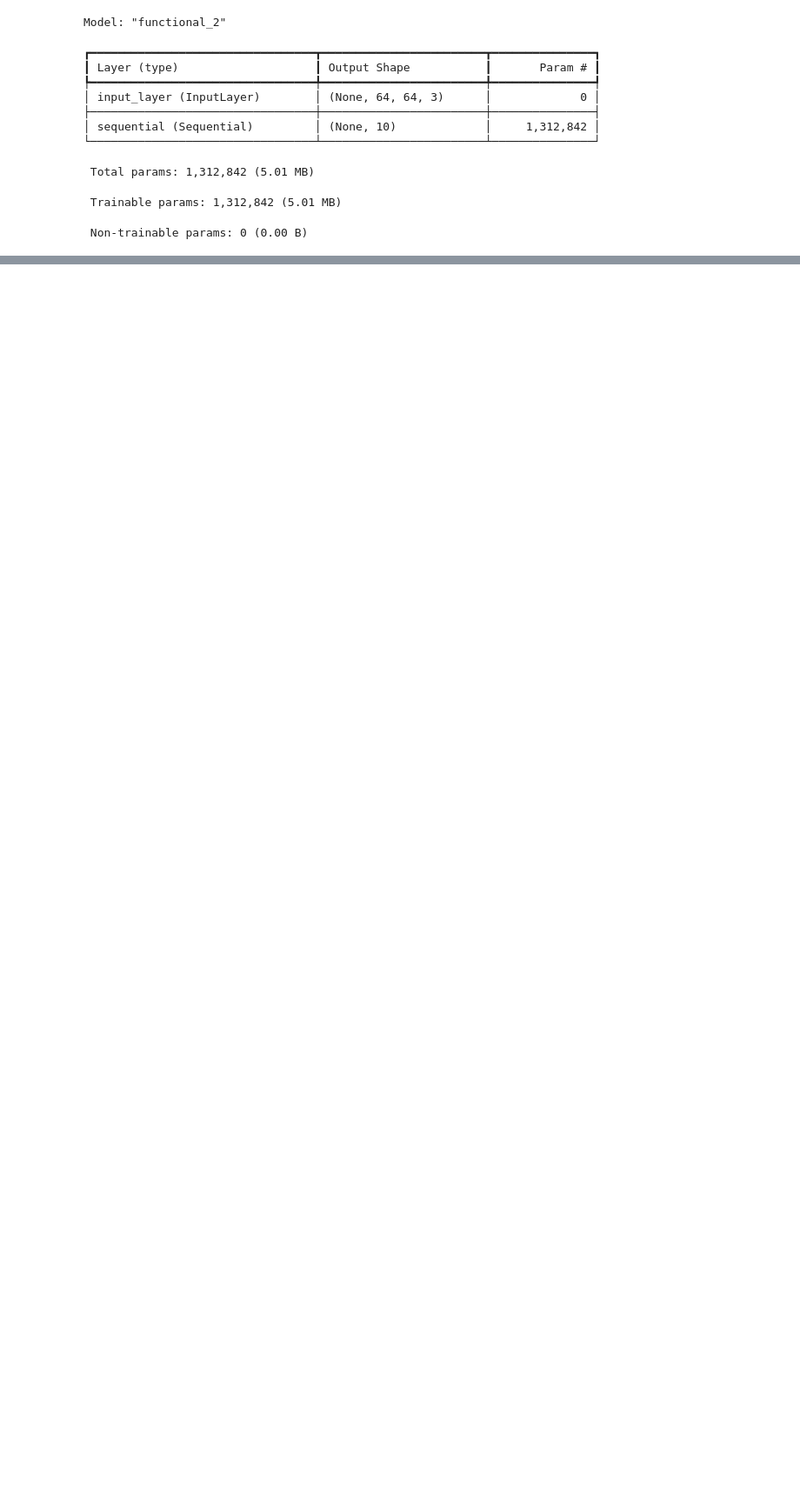
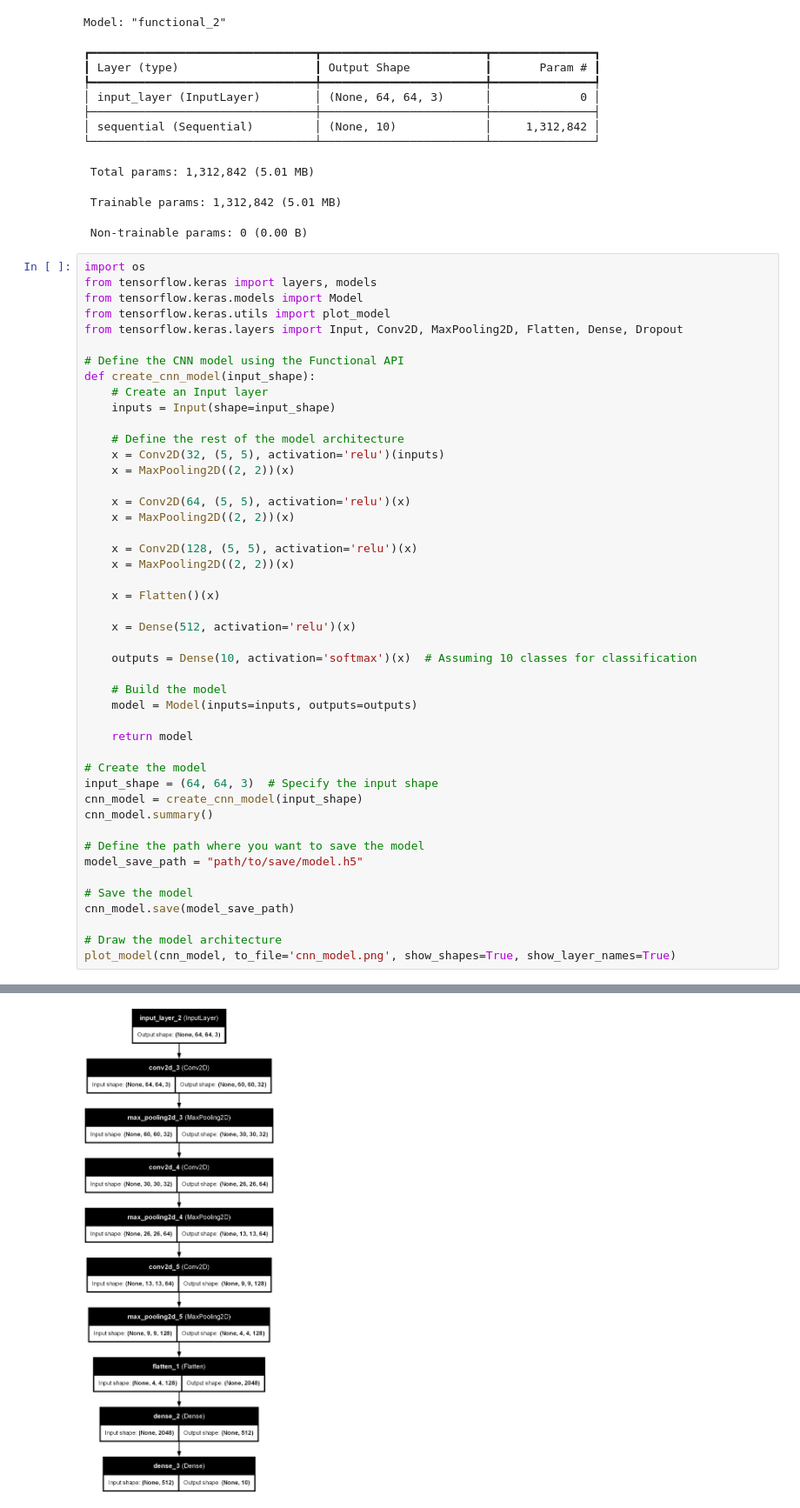
Before and after one commit to myothida/DeepLearning, a Jupyter notebook: chapter3/CNN/02_CNN_scratch.ipynb, the cells around one changed output, grey strips where cells are left out. Shown: that part at 87% size. Drawn from its saved outputs; the diff is of its cells as text; blank space fills up the shorter version.

Commit message:
add one cnn using funcitonal api

```diff
--- a/chapter3/CNN/02_CNN_scratch.ipynb
+++ b/chapter3/CNN/02_CNN_scratch.ipynb
@@ -121,3 +121,50 @@ Model: "functional_2"
  Total params: 1,312,842 (5.01 MB)
  Trainable params: 1,312,842 (5.01 MB)
  Non-trainable params: 0 (0.00 B)
+# %%
+import os
+from tensorflow.keras import layers, models
+from tensorflow.keras.models import Model
+from tensorflow.keras.utils import plot_model
+from tensorflow.keras.layers import Input, Conv2D, MaxPooling2D, Flatten, Dense, Dropout
+
+# Define the CNN model using the Functional API
+def create_cnn_model(input_shape):
+    # Create an Input layer
+    inputs = Input(shape=input_shape)
+
+    # Define the rest of the model architecture
+    x = Conv2D(32, (5, 5), activation='relu')(inputs)
+    x = MaxPooling2D((2, 2))(x)
+
+    x = Conv2D(64, (5, 5), activation='relu')(x)
+    x = MaxPooling2D((2, 2))(x)
+
+    x = Conv2D(128, (5, 5), activation='relu')(x)
+    x = MaxPooling2D((2, 2))(x)
+
+    x = Flatten()(x)
+
+    x = Dense(512, activation='relu')(x)
+
+    outputs = Dense(10, activation='softmax')(x)  # Assuming 10 classes for classification
+
+    # Build the model
+    model = Model(inputs=inputs, outputs=outputs)
+
+    return model
+
+# Create the model
+input_shape = (64, 64, 3)  # Specify the input shape
+cnn_model = create_cnn_model(input_shape)
+cnn_model.summary()
+
+# Define the path where you want to save the model
+model_save_path = "path/to/save/model.h5"
+
+# Save the model
+cnn_model.save(model_save_path)
+
+# Draw the model architecture
+plot_model(cnn_model, to_file='cnn_model.png', show_shapes=True, show_layer_names=True)
+# %% [output]
@@ -123,0 +193 @@ Model: "functional_2"
+[figure, added]
```
Also changed, not shown: parts of 1 cell of this notebook, 3 other files.
